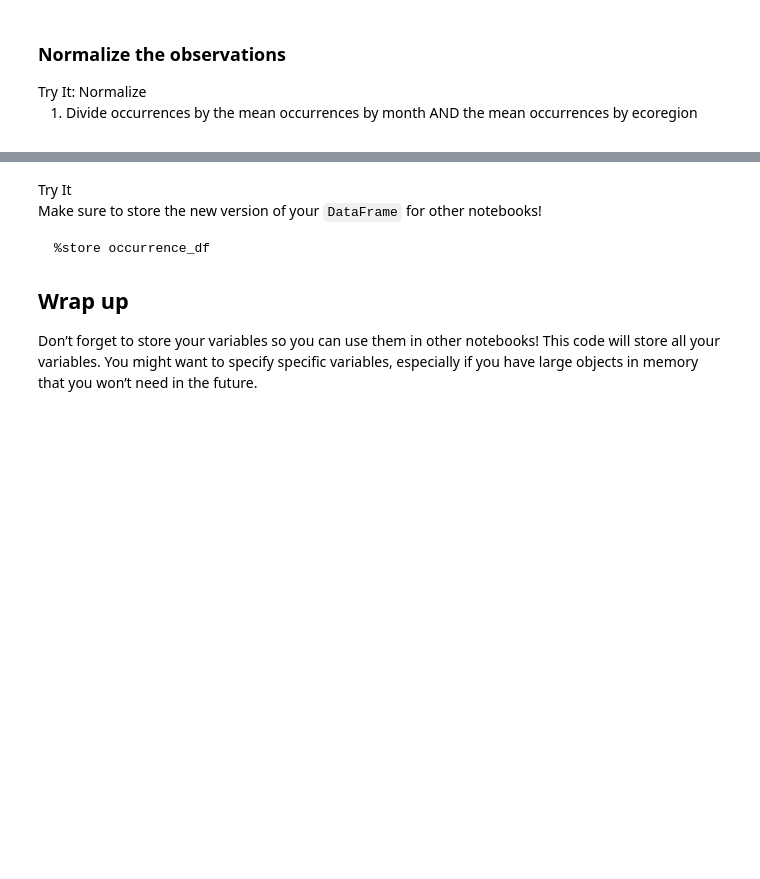
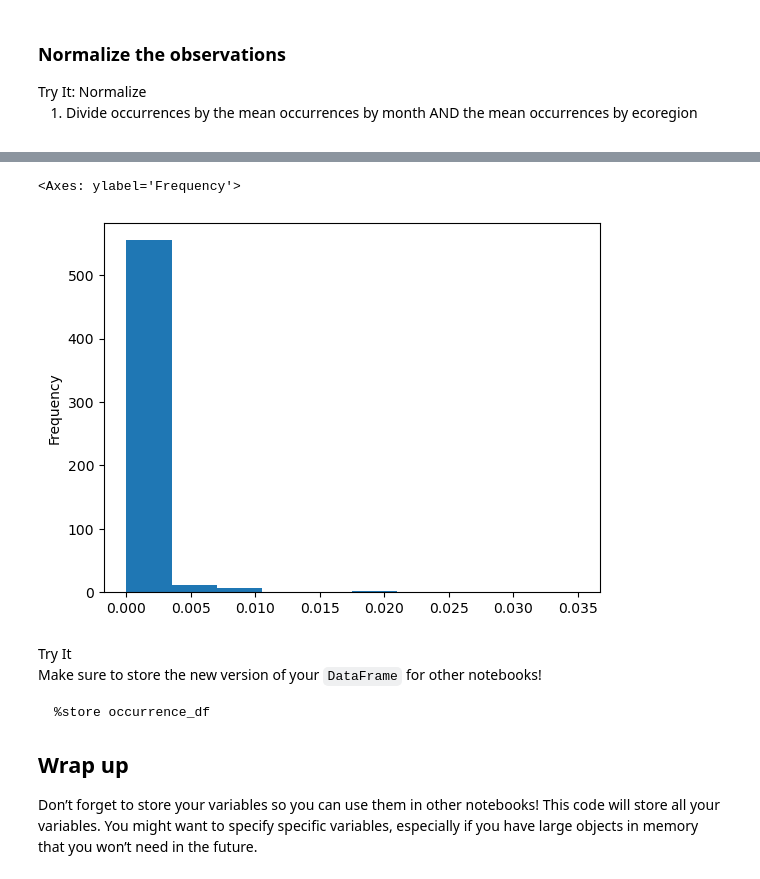
Before and after one commit to cu-esiil-edu/03-migration-Adam-Lehman, a Jupyter notebook: notebooks/migration-32-normalize.ipynb, the cells around one changed output, grey strips where cells are left out. Cells and saved outputs as stored; diff of their text form; code cells hidden in the pictures; blank space fills up the shorter version.

```diff
--- a/notebooks/migration-32-normalize.ipynb
+++ b/notebooks/migration-32-normalize.ipynb
@@ -141,3 +173,9 @@ mean_occurrences_by_month
 <li>Divide occurrences by the mean occurrences by month AND the mean
 occurrences by ecoregion</li>
 </ol></div></div>
+# %%
+# Normalize by the spatial area of the ecoregion
+# (to account for the fact that some ecoregions are larger than others)
+occurrence_df['occurrences_norm_area'] = (
+    occurrence_df.occurrences / occurrence_df.area)
+occurrence_df
@@ -144,8 +197,9 @@ occurrences by ecoregion</li>
 # %%
 # Normalize by space and time for sampling effort
 occurrence_df['norm_occurrences'] = (
-    occurrence_df
-    ...
+    occurrence_df.occurrences_norm_area
+    / mean_occurrences_by_ecoregion.occurrences
+    / mean_occurrences_by_month.occurrences
 )
 occurrence_df
 # %% [output]
@@ -153,3 +220,9 @@ SyntaxError: invalid syntax. Perhaps you forgot a comma? (1611649890.py, line 3)
+# %%
+#histogram of data
+occurrence_df.norm_occurrences.plot.hist()
+# %% [output]
+<Axes: ylabel='Frequency'>
+[figure, added]
 # %% [markdown]
 <link rel="stylesheet" type="text/css" href="./assets/styles.css"><div class="callout callout-style-default callout-titled callout-task"><div class="callout-header"><div class="callout-icon-container"><i class="callout-icon"></i></div><div class="callout-title-container flex-fill">Try It</div></div><div class="callout-body-container callout-body"><p>Make sure to store the new version of your <code>DataFrame</code> for
 other notebooks!</p>
```
Also changed, not shown: parts of 5 cells of this notebook.
